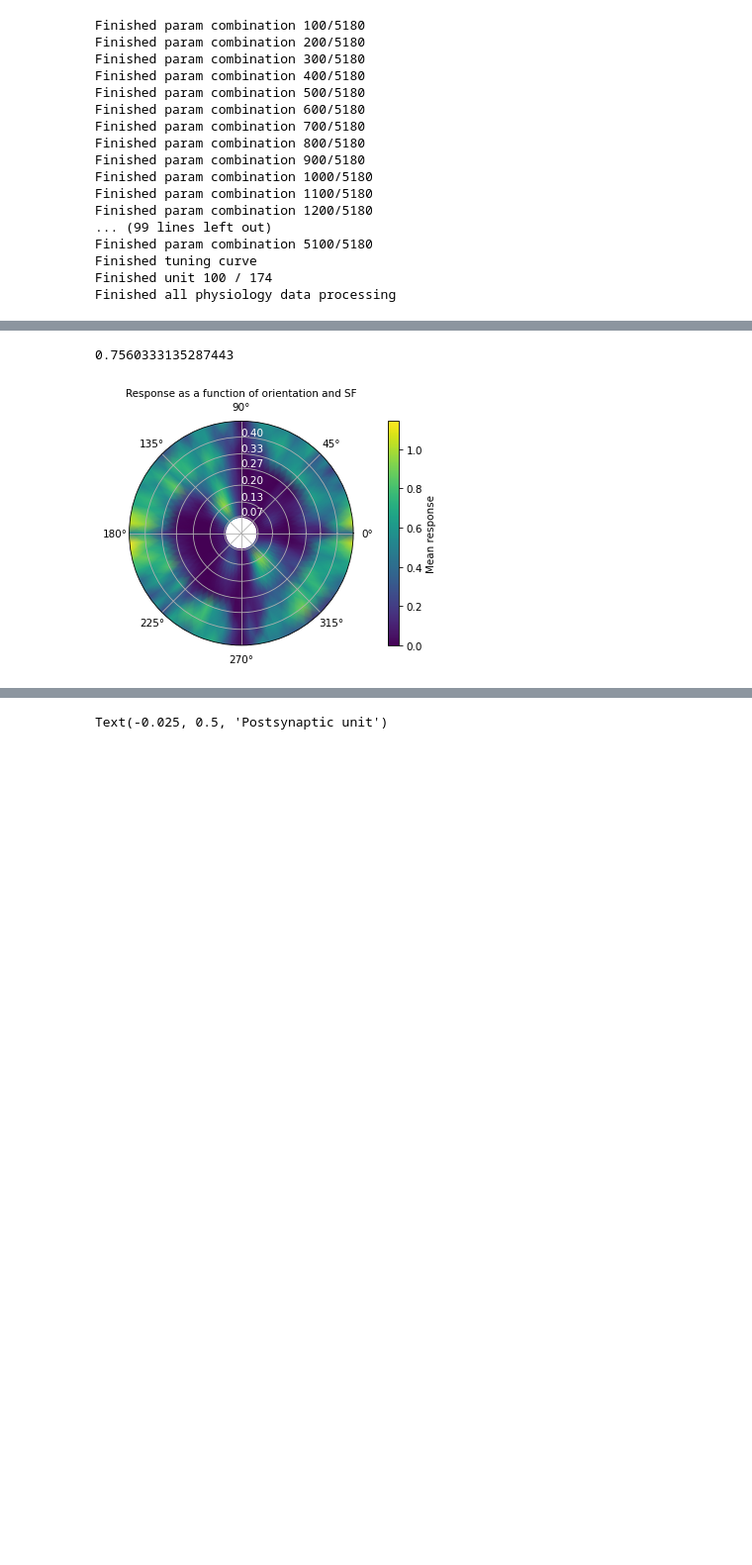
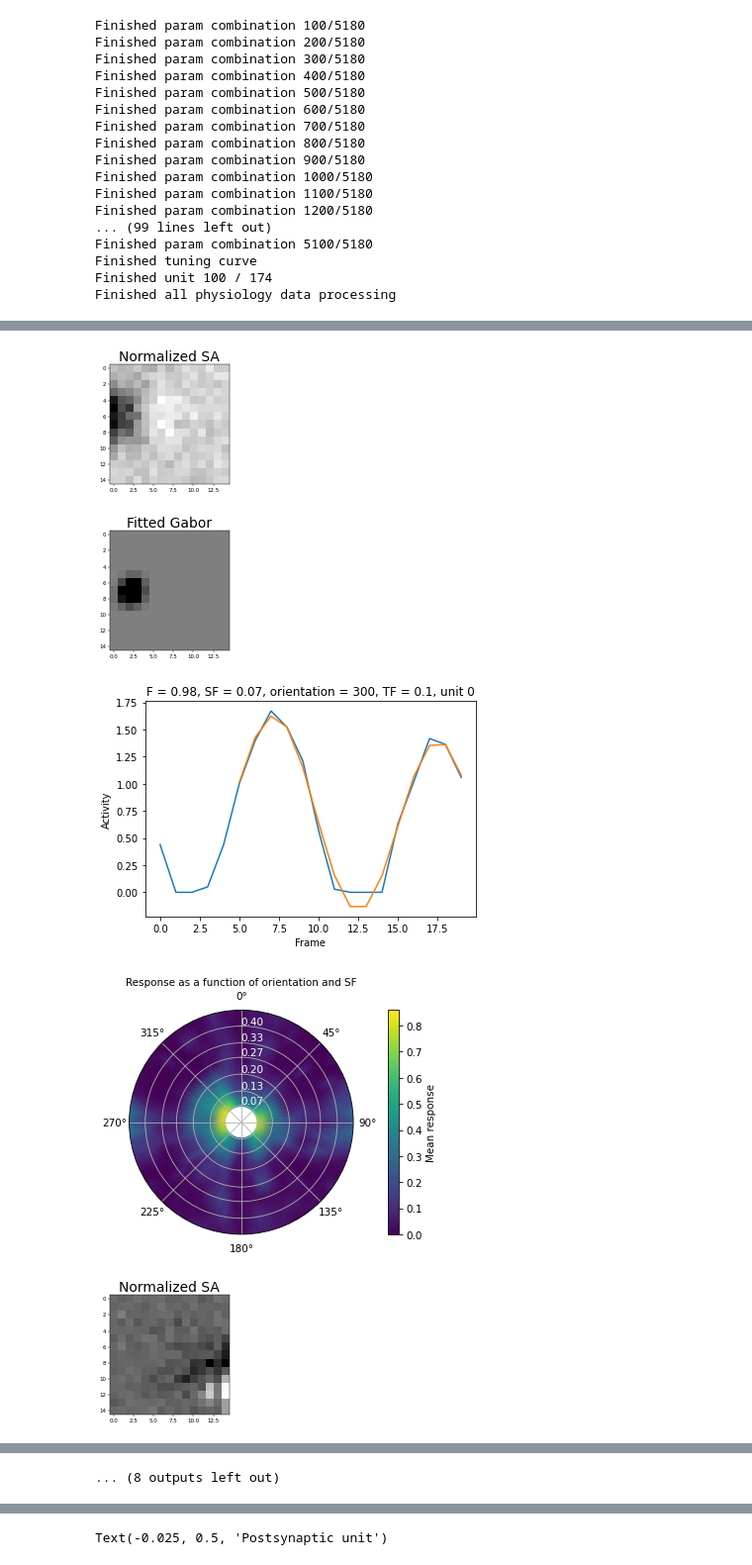
Before and after one commit to sebbkw/rnn, a Jupyter notebook: analyse_network.ipynb, the cells around one changed output, grey strips where cells are left out. Shown at 99% size. Drawn from its saved outputs; the diff is of its cells as text; code cells hidden in the pictures; blank space fills up the shorter version.

```diff
--- a/analyse_network.ipynb
+++ b/analyse_network.ipynb
@@ -465,6 +576,20 @@ def plot_physiology_data (unit, graphs):
         plt.imshow(sta.reshape(FRAME_SIZE, FRAME_SIZE), cmap='gray')
         plt.title('Normalized SA', size=25)
         plt.show()
+
+    if "fitted_gabor" in graphs:
+        gratings = generate_gabors(
+            unit["sf"],
+            unit["orientation"],
+            unit["tf"],
+            unit["gabor_size"],
+            unit["position"][0],
+            unit["position"][1]
+        )
+        gratings = gratings.cpu().detach().numpy()
+        fig = plt.figure(dpi=40)
+        plt.imshow(gratings[0, 0, :].reshape(FRAME_SIZE, FRAME_SIZE), cmap='gray', vmin=-1, vmax=1)
+        plt.title("Fitted Gabor", size=25)
 
     if "tuning_curve" in graphs:
         tf_idx = np.where(TEMPORAL_FREQUENCIES == unit["tf"])[0][0]
@@ -496,34 +621,40 @@ def plot_physiology_data (unit, graphs):
                 round(unit["f"],2), round(unit["sf"], 2), unit["orientation"], round(unit["tf"],2), unit["unit_idx"]
             )
         )
         plt.show()
 
     if "polar_tuning_curve" in graphs:
         tf_idx = np.where(TEMPORAL_FREQUENCIES == unit["tf"])[0][0]
 
         fig = plt.figure(dpi=75)
 
         rad = SPATIAL_FREQUENCIES
         azm = np.radians(ORIENTATIONS)
         r, th = np.meshgrid(rad, azm)
         z = unit["tuning_curve"][:, :, tf_idx].transpose()
 
         ax = plt.subplot(projection="polar")
         im = plt.pcolormesh(th, r, z, shading='gouraud') # shading='auto', 'nearest' or 'gouraud'
         plt.grid()
 
         plt.setp(ax.get_yticklabels(), color="w")
         ax.set_rticks(np.round(rad, 2))
-        ax.set_rlabel_position(90)
+        ax.set_rlabel_position(0)
         ax.set_ylim(0,max(rad))
+        ax.set_theta_direction(-1)
+        ax.set_theta_zero_location('N')
         plt.title("Response as a function of orientation and SF", size=10)
 
         cbar = plt.colorbar(im, pad=0.1)
         cbar.set_label('Mean response')
 
         plt.show()
 
-for unit in physiology_data_group2[0:1]:
-    print(unit["OSI"])
-    plot_physiology_data(unit, ["polar_tuning_curve"])
+for unit in physiology_data_group1[0:5]:
+    plot_physiology_data(unit, ["polar_tuning_curve", "rf", "fitted_gabor", "preferred_response"])
 # %% [output]
+[figure, new version]
+[figure, added]
+[figure, added]
+[figure, added]
+[figure, added]
@@ -530,2 +668 @@ for unit in physiology_data_group2[0:1]:
-0.7560333135287443
+... (8 outputs left out)
-[figure, old version]
```
Also changed, not shown: parts of 16 cells of this notebook.
